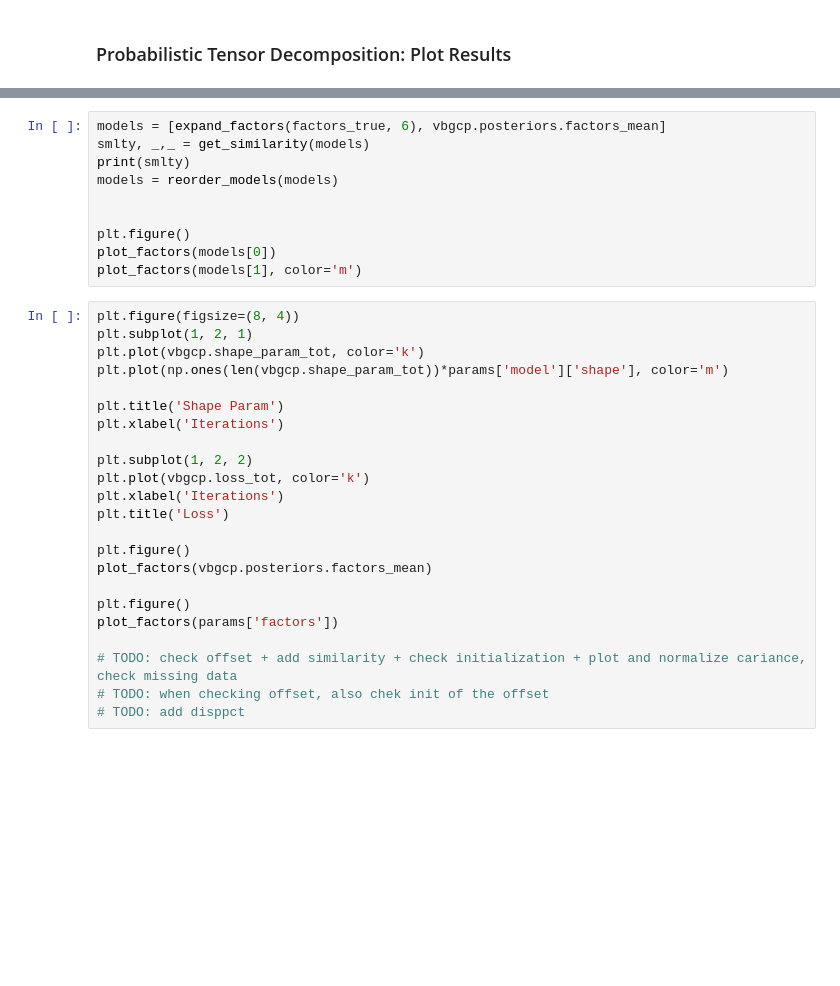
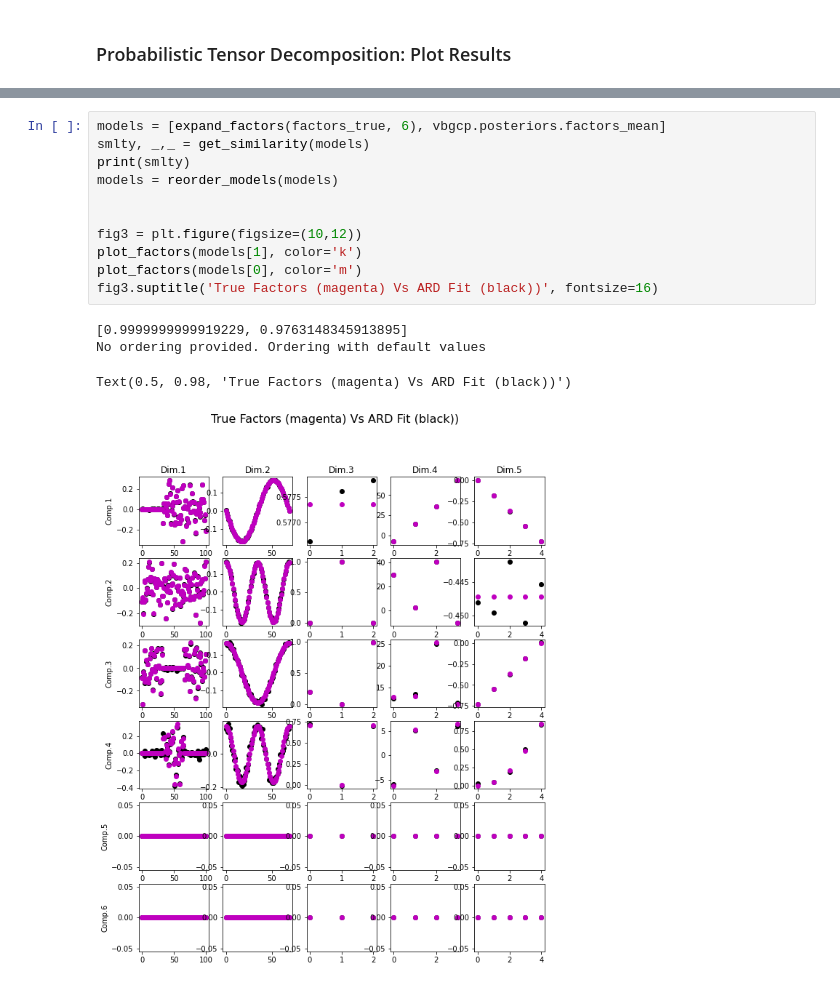
Before and after one commit to hugosou/vbgcp, a Jupyter notebook: python/examples/demo_tensor_variational_inference.ipynb, the cells around one changed output, grey strips where cells are left out. Saved outputs shown, nothing was run; the diff lists cells and outputs as text; blank space fills up the shorter version.

```diff
--- a/python/examples/demo_tensor_variational_inference.ipynb
+++ b/python/examples/demo_tensor_variational_inference.ipynb
@@ -91,33 +133,16 @@ Iterations: 2400 / 4000 | loss =   -69673783.4795 | shape =   83.6791
 # %%
 models = [expand_factors(factors_true, 6), vbgcp.posteriors.factors_mean]
 smlty, _,_ = get_similarity(models)
 print(smlty)
 models = reorder_models(models)
 
 
-plt.figure()
-plot_factors(models[0])
-plot_factors(models[1], color='m')
+fig3 = plt.figure(figsize=(10,12))
+plot_factors(models[1], color='k')
+plot_factors(models[0], color='m')
+fig3.suptitle('True Factors (magenta) Vs ARD Fit (black))', fontsize=16)
+# %% [output]
+[0.9999999999919229, 0.9763148345913895]
+No ordering provided. Ordering with default values
+Text(0.5, 0.98, 'True Factors (magenta) Vs ARD Fit (black))')
+[figure, added]
-# %%
-plt.figure(figsize=(8, 4))
-plt.subplot(1, 2, 1)
-plt.plot(vbgcp.shape_param_tot, color='k')
-plt.plot(np.ones(len(vbgcp.shape_param_tot))*params['model']['shape'], color='m')
-
-plt.title('Shape Param')
-plt.xlabel('Iterations')
-
-plt.subplot(1, 2, 2)
-plt.plot(vbgcp.loss_tot, color='k')
-plt.xlabel('Iterations')
-plt.title('Loss')
-
-plt.figure()
-plot_factors(vbgcp.posteriors.factors_mean)
-
-plt.figure()
-plot_factors(params['factors'])
-
-# TODO: check offset + add similarity + check initialization + plot and normalize cariance, check missing data
-# TODO: when checking offset, also chek init of the offset
-# TODO: add disppct
```
Also changed, not shown: parts of 7 cells of this notebook, 2 other files.
